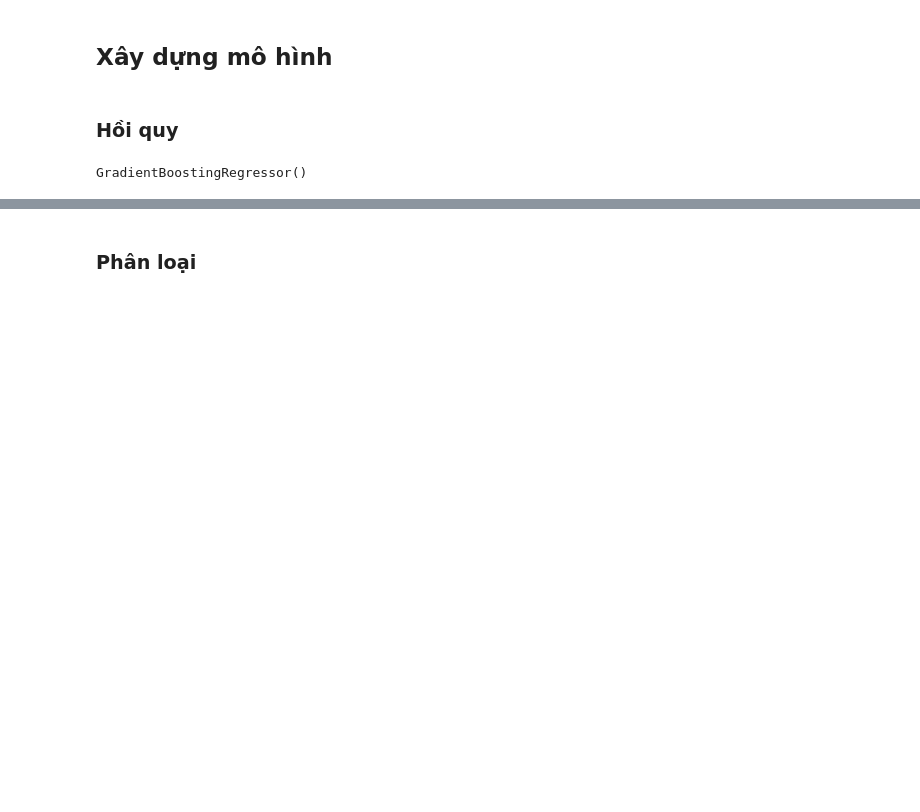
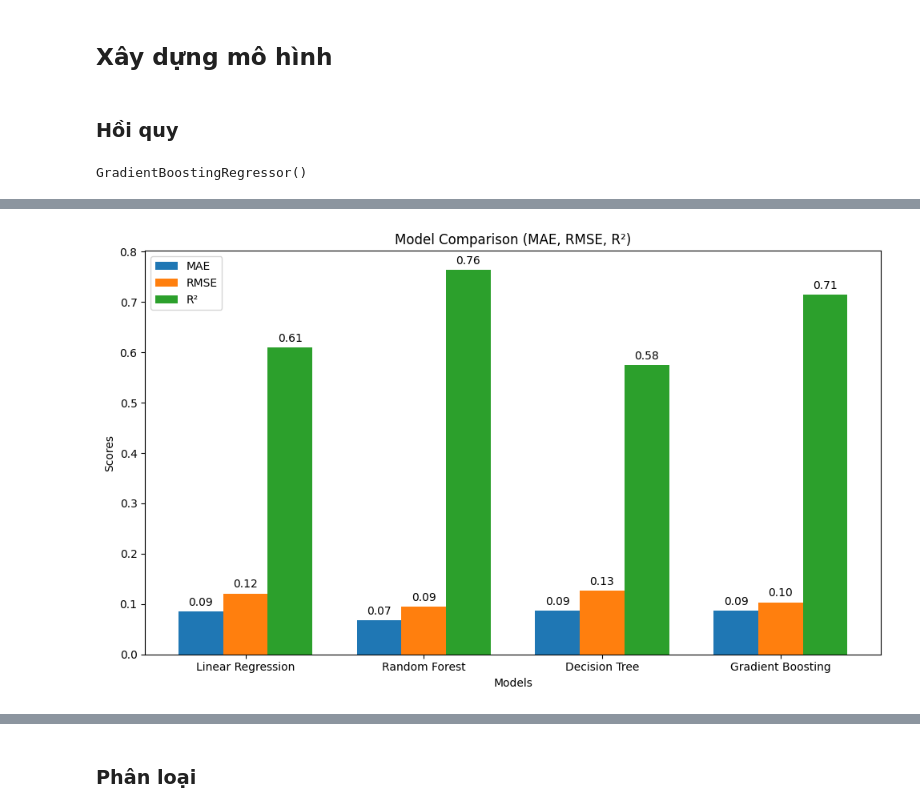
Before and after one commit to Chungg25/-Apartment-for-Rent-Classified, a Jupyter notebook: Apartment_for_Rent_Classified_new.ipynb, the cells around one changed output, grey strips where cells are left out. Drawn from its saved outputs; the diff is of its cells as text; code cells hidden in the pictures; blank space fills up the shorter version.

```diff
--- a/Apartment_for_Rent_Classified_new.ipynb
+++ b/Apartment_for_Rent_Classified_new.ipynb
@@ -559,3 +607,49 @@ Gradient Boosting MAE: 0.08623410556565897
+# %%
+models = ['Linear Regression', 'Random Forest', 'Decision Tree', 'Gradient Boosting']
+
+mae_values = [lin_mae, forest_mae, decision_mae, gradient_mae]
+rmse_values = [lin_rmse, forest_rmse, decision_rmse, gradient_rmse]
+r2_values = [lin_r2, forest_r2, decision_r2, gradient_r2]
+
+# Vẽ biểu đồ MAE, RMSE và R²
+x = np.arange(len(models))  # Vị trí các mô hình trên trục x
+width = 0.25  # Khoảng cách giữa các nhóm
+
+fig, ax = plt.subplots(figsize=(10, 6))
+
+# Vẽ biểu đồ cho MAE, RMSE và R²
+rects1 = ax.bar(x - width, mae_values, width, label='MAE')
+rects2 = ax.bar(x, rmse_values, width, label='RMSE')
+rects3 = ax.bar(x + width, r2_values, width, label='R²')
+
+# Thêm nhãn và tiêu đề
+ax.set_xlabel('Models')
+ax.set_ylabel('Scores')
+ax.set_title('Model Comparison (MAE, RMSE, R²)')
+ax.set_xticks(x)
+ax.set_xticklabels(models)
+ax.legend()
+
+# Hiển thị giá trị trên từng cột
+def add_labels(rects):
+    for rect in rects:
+        height = rect.get_height()
+        ax.annotate(f'{height:.2f}',
+                    xy=(rect.get_x() + rect.get_width() / 2, height),
+                    xytext=(0, 3),  # Offset text
+                    textcoords="offset points",
+                    ha='center', va='bottom')
+
+# Gọi hàm add_labels để hiển thị giá trị trên các cột
+add_labels(rects1)
+add_labels(rects2)
+add_labels(rects3)
+
+# Hiển thị đồ thị
+plt.tight_layout()
+plt.show()
+# %% [output]
+[figure, added]
 # %%
 # Danh sách các mô hình
 model_list = [linear_reg, rf_reg, dt_reg, gbs_reg]
```
Also changed, not shown: parts of 48 cells of this notebook.
